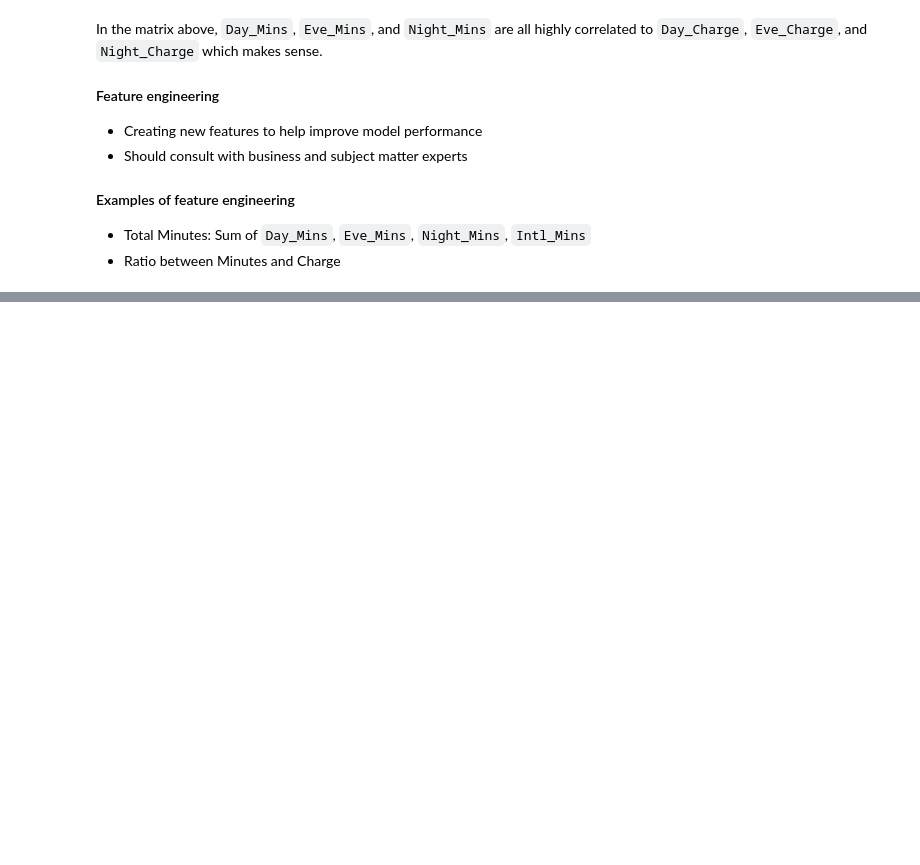
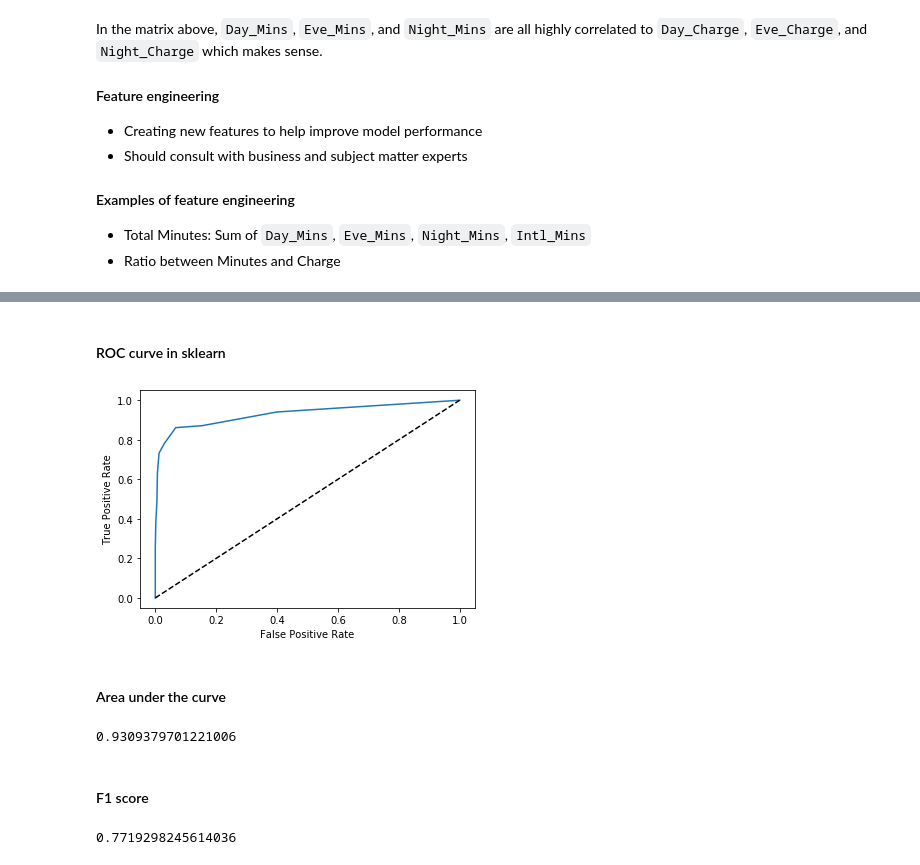
Before and after one commit to MikaelaKlein/Datacamp-Courses, a Jupyter notebook: Predicting Customer Churn in Python/Predicting Customer Churn in Python.ipynb, the cells around one changed output, grey strips where cells are left out. Cells and saved outputs as stored; diff of their text form; code cells hidden in the pictures; blank space fills up the shorter version.

```diff
--- a/Predicting Customer Churn in Python/Predicting Customer Churn in Python.ipynb
+++ b/Predicting Customer Churn in Python/Predicting Customer Churn in Python.ipynb
@@ -408,0 +510,16 @@ telco['Day_Cost'] = telco['Day_Mins'] / telco['Day_Charge']
+# %%
+from sklearn.model_selection import train_test_split
+
+# Create feature variable
+X = telco[features]
+
+# Create target variable
+y = telco['Churn']
+
+# Create training and testing sets
+X_train, X_test, y_train, y_test = train_test_split(X, y, test_size = 0.2, random_state = 42)
+
+from sklearn.svm import SVC
+svc = SVC()
+svc.fit(X_train, y_train)
+svc.predict(X_test)
@@ -408,0 +559,12 @@ telco['Day_Cost'] = telco['Day_Mins'] / telco['Day_Charge']
+# %%
+# Import RandomForestClassifier
+from sklearn.ensemble import RandomForestClassifier
+
+# Instantiate the classifier
+clf = RandomForestClassifier()
+
+# Fit to the training data
+clf.fit(X_train, y_train)
+
+# Compute accuracy
+print(clf.score(X_test, y_test))
@@ -408,0 +662,43 @@ telco['Day_Cost'] = telco['Day_Mins'] / telco['Day_Charge']
+# %%
+y_pred_prob = clf.predict_proba(X_test)[:,1]
+# %% [markdown]
+#### ROC curve in sklearn
+# %%
+from sklearn.metrics import roc_curve
+fpr, tpr, thresholds = roc_curve(y_test, y_pred_prob)
+# %%
+import matplotlib.pyplot as plt
+plt.plot(fpr, tpr)
+plt.xlabel("False Positive Rate")
+plt.ylabel("True Positive Rate")
+plt.plot([0, 1], [0, 1], "k--")
+plt.show()
+# %% [output]
+[figure, added]
+# %% [markdown]
+#### Area under the curve
+# %%
+from sklearn.metrics import roc_auc_score
+auc = roc_auc_score(y_test, y_pred_prob)
+auc
+# %% [output]
+0.9309379701221006
+# %% [markdown]
+#### F1 score
+# %%
+# Instantiate the classifier
+clf = RandomForestClassifier()
+
+# Fit to the training data
+clf.fit(X_train, y_train)
+
+# Predict the labels of the test set
+y_pred = clf.predict(X_test)
+
+# Import f1_score
+from sklearn.metrics import f1_score
+
+# Print the F1 score
+print(f1_score(y_test, y_pred))
+# %% [output]
+0.7719298245614036
```
Also changed, not shown: parts of 26 cells of this notebook.
